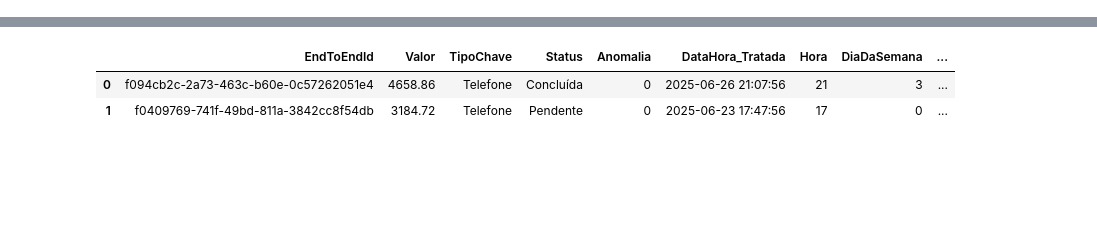
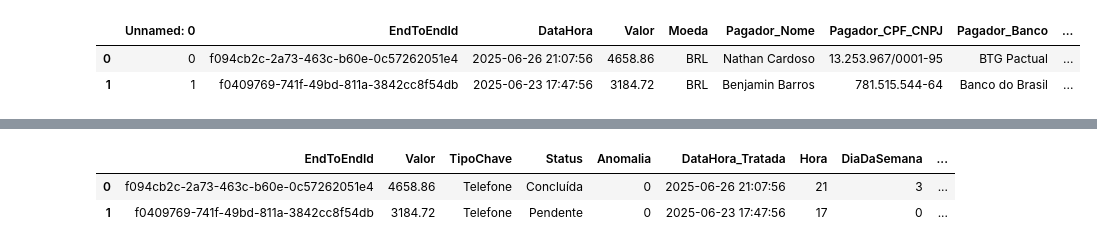
Before and after one commit to harthurhenrique/pix-fraud-detection-clustering, a Jupyter notebook: notebooks/data_prep.ipynb, the cells around one changed output, grey strips where cells are left out. Drawn from its saved outputs; the diff is of its cells as text; code cells hidden in the pictures; blank space fills up the shorter version.

```diff
--- a/notebooks/data_prep.ipynb
+++ b/notebooks/data_prep.ipynb
@@ -11,3 +11,9 @@ df = pd.read_csv("../data/comprovantes_pix_10000_anomalias.csv", sep=";")
+# %%
+df.head(2)
+# %% [output]
+|  | Unnamed: 0 | EndToEndId | DataHora | Valor | Moeda | Pagador_Nome | Pagador_CPF_CNPJ | Pagador_Banco | ... |
+| 0 | 0 | f094cb2c-2a73-463c-b60e-0c57262051e4 | 2025-06-26 21:07:56 | 4658.86 | BRL | Nathan Cardoso | 13.253.967/0001-95 | BTG Pactual | ... |
+| 1 | 1 | f0409769-741f-49bd-811a-3842cc8f54db | 2025-06-23 17:47:56 | 3184.72 | BRL | Benjamin Barros | 781.515.544-64 | Banco do Brasil | ... |
 # %%
 df['Anomalia'].value_counts()
 # %% [output]
```
Also changed, not shown: parts of 6 cells of this notebook, 6 other files.
